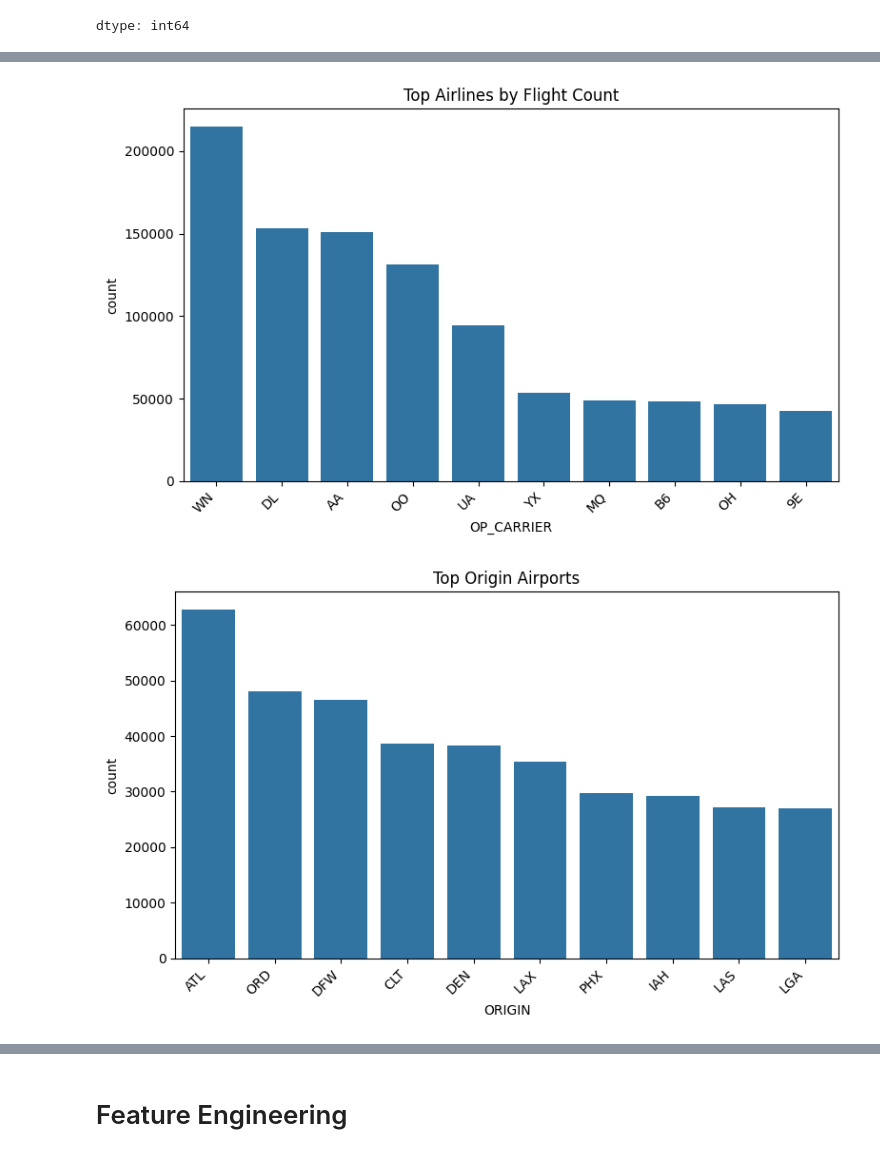
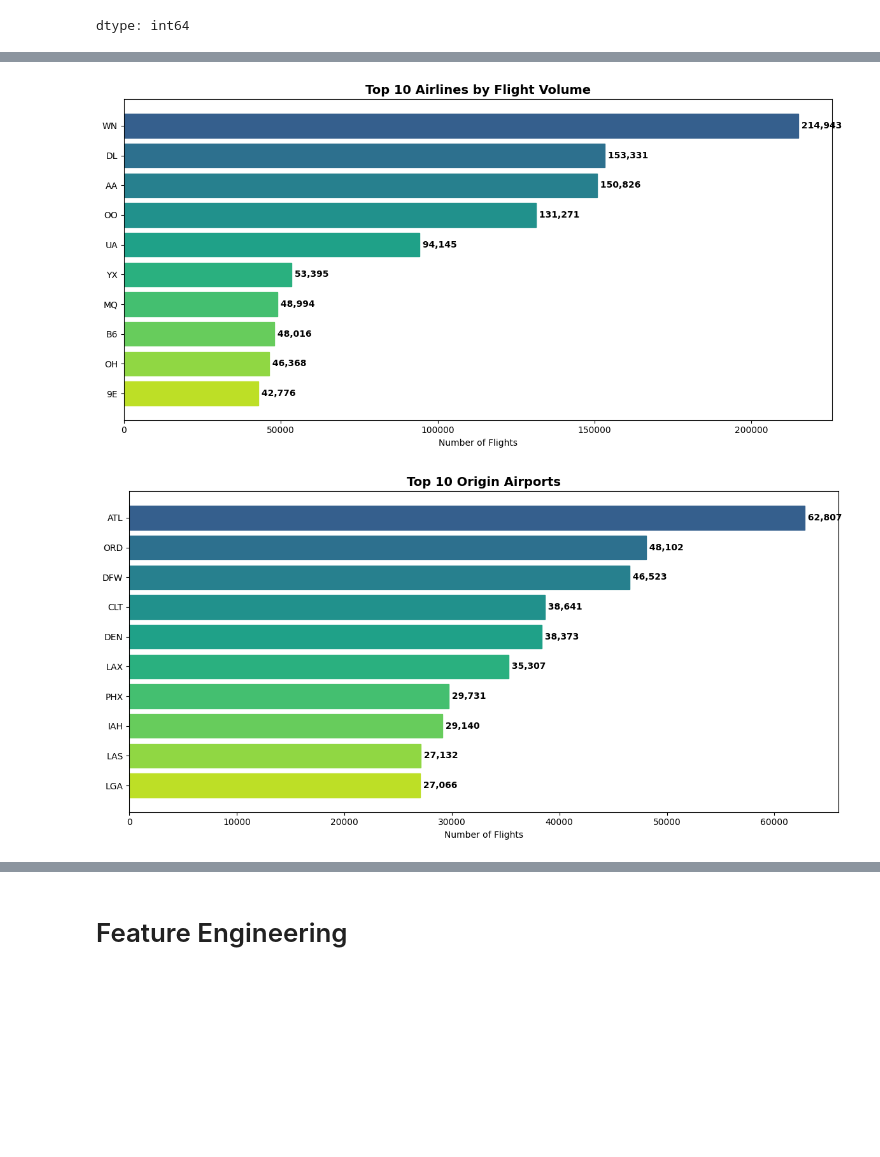
Before and after one commit to Ashwink2310/Flight-Delay-Prediction, a Jupyter notebook: notebooks/Flight_Delay_Prediction.ipynb, the cells around one changed output, grey strips where cells are left out. Drawn from its saved outputs; the diff is of its cells as text; code cells hidden in the pictures; blank space fills up the shorter version.

```diff
--- a/notebooks/Flight_Delay_Prediction.ipynb
+++ b/notebooks/Flight_Delay_Prediction.ipynb
@@ -8,3 +137,6 @@ import matplotlib
 # %%
-jan_2019_df = pd.read_csv('Jan_2019_ontime.csv')
-jan_2020_df = pd.read_csv('Jan_2020_ontime.csv')
+jan_2019_df = pd.read_csv('sample_data/Jan_2019_ontime.csv')
+jan_2020_df = pd.read_csv('sample_data/Jan_2020_ontime.csv')
+
+raw_df = pd.concat([jan_2019_df, jan_2020_df], ignore_index = True)
+raw_df
@@ -11,2 +156,0 @@ jan_2020_df = pd.read_csv('Jan_2020_ontime.csv')
-# %%
-raw_df = pd.concat(objs = [jan_2019_df, jan_2020_df], ignore_index = True)
@@ -28,0 +157,3 @@ raw_df
+# %%
+raw_df = raw_df.iloc[:, :-1]
+raw_df.columns
@@ -89,19 +300,45 @@ In modeling terms, this suggests the need for balanced metrics (e.g., ROC-AUC, F
 # %%
 # Flight volume overview
 
-def bar_top(col, top=10, title=None):
-    if col in df.columns:
-        order = df[col].value_counts().head(top).index
-        plt.figure(figsize=(8,5))
-        sns.countplot(data=df, x=col, order=order)
-        plt.title(title or f"Top {top} {col}")
-        plt.xticks(rotation=45, ha="right")
-        plt.tight_layout()
-        plt.show()
+def plot_top_categories(col, top_n=10, title=None, figsize=(12, 6)):
 
-bar_top("OP_CARRIER", 10, "Top Airlines by Flight Count")
-bar_top("ORIGIN", 10, "Top Origin Airports")
-bar_top("DEST", 10, "Top Destination Airports")
+    if col not in df.columns:
+        return
+
+    top_cats = df[col].value_counts().head(top_n)
+
+    fig, ax = plt.subplots(figsize=figsize)
+    bars = ax.barh(range(len(top_cats)), top_cats.values)
+    ax.set_yticks(range(len(top_cats)))
+    ax.set_yticklabels(top_cats.index)
+    ax.invert_yaxis()
+    ax.set_xlabel('Number of Flights')
+    ax.set_title(title or f'Top {top_n} {col}', fontsize=14, fontweight='bold')
+
+    colors = plt.cm.viridis(np.linspace(0.3, 0.9, len(bars)))
+    for bar, color in zip(bars, colors):
+        bar.set_color(color)
+
+    for i, v in enumerate(top_cats.values):
+        ax.text(v, i, f' {v:,}', va='center', fontweight='bold')
+
+    plt.tight_layout()
+    return fig
+
+# Top airlines
+fig = plot_top_categories("OP_CARRIER", 10, "Top 10 Airlines by Flight Volume")
+if fig:
+    plt.show()
+
+# Top origin airports
+fig = plot_top_categories("ORIGIN", 10, "Top 10 Origin Airports")
+if fig:
+    plt.show()
+
+# Top destination airports
+fig = plot_top_categories("DEST", 10, "Top 10 Destination Airports")
+if fig:
+    plt.show()
 # %% [output]
-[figure, old version]
+[figure, new version]
-[figure, old version]
+[figure, new version]
```
Also changed, not shown: parts of 154 cells of this notebook.
